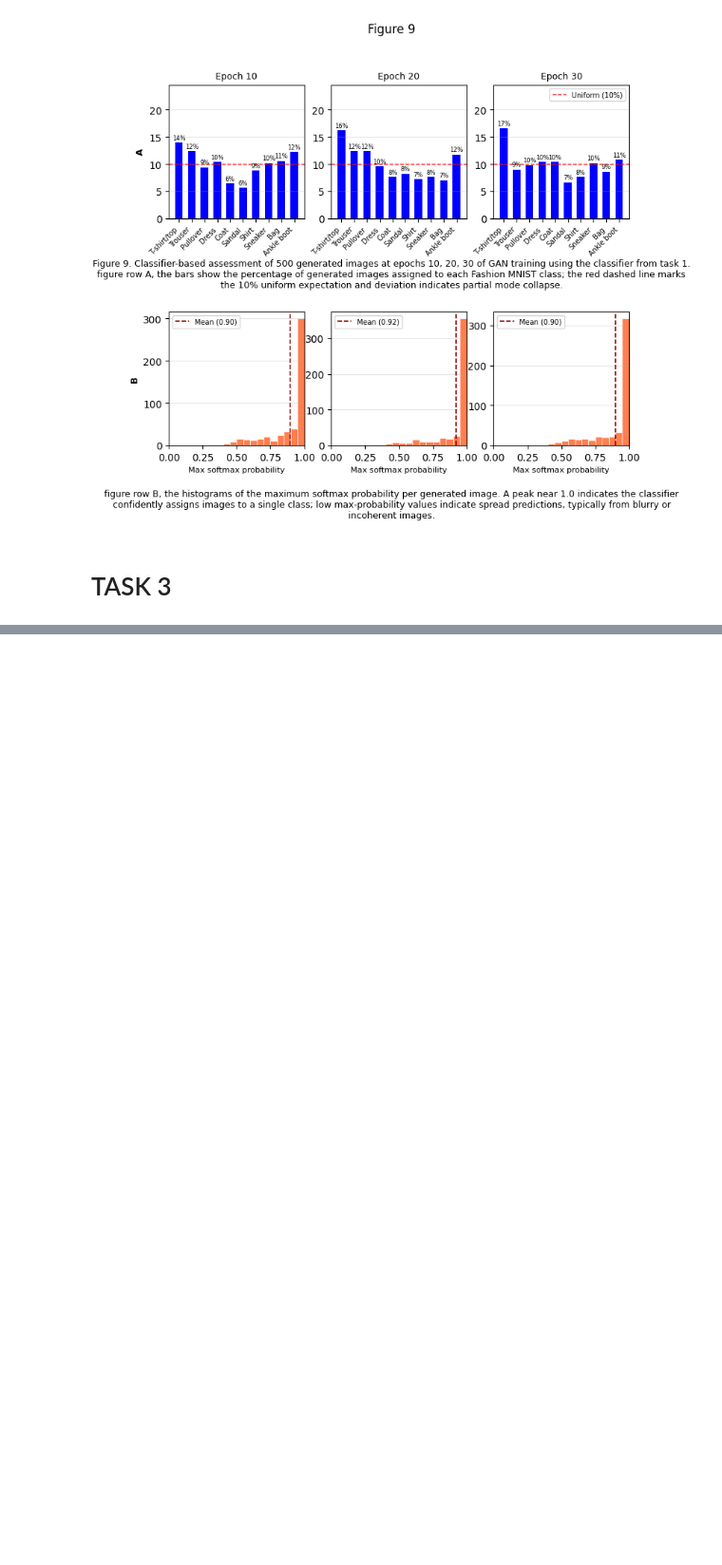
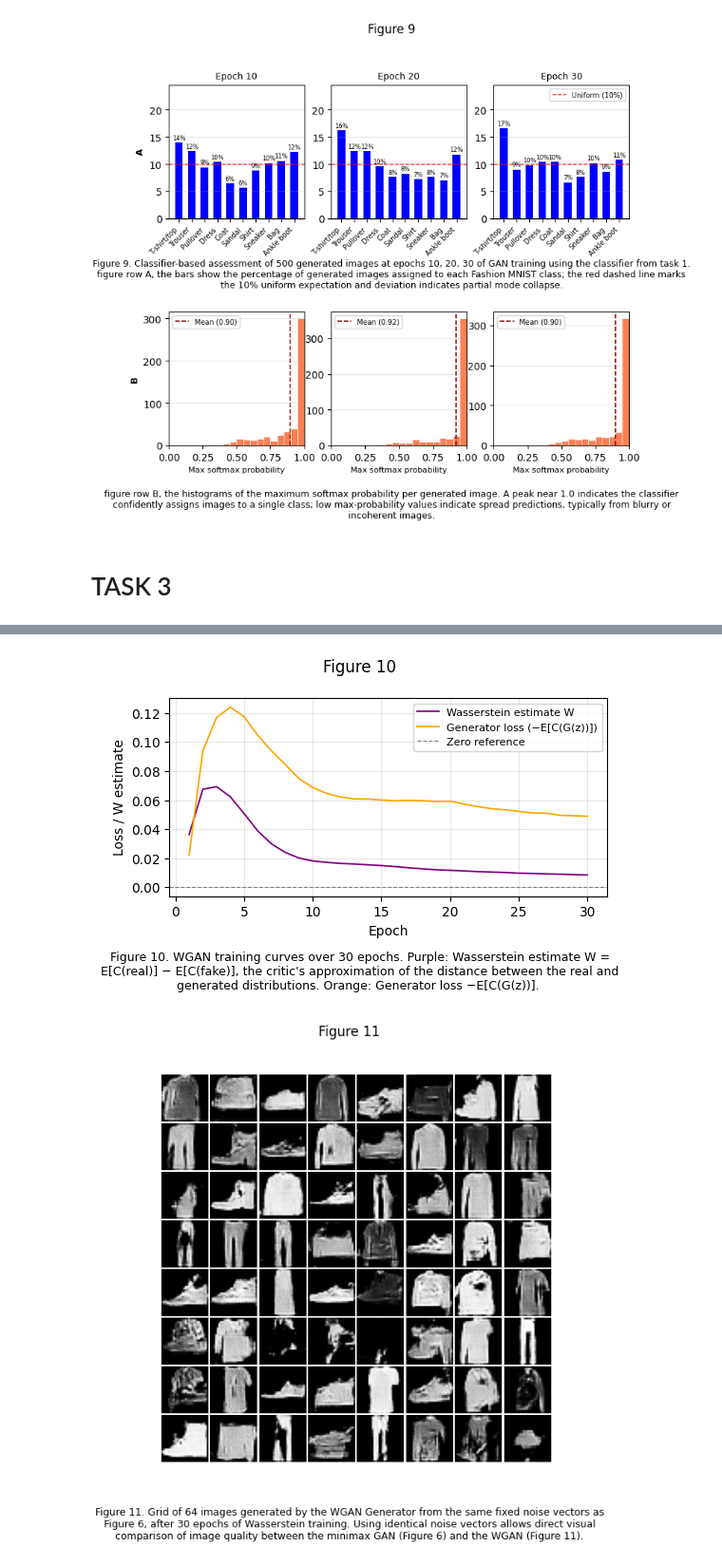
Before and after one commit to Noah-To/NN-Draft, a Jupyter notebook: 283284.ipynb, the cells around one changed output, grey strips where cells are left out. Shown at 95% size. Saved outputs shown, nothing was run; the diff lists cells and outputs as text; code cells hidden in the pictures; blank space fills up the shorter version.

```diff
--- a/283284.ipynb
+++ b/283284.ipynb
@@ -1181,0 +1332,60 @@ plt.show()
+# %%
+# Figure 10: WGAN training loss curves
+# Wasserstein estimate W = E[C(real)] − E[C(fake)] per epoch.
+# A positive, non-zero W means C is measuring a real distribution gap and G is receiving a useful gradient.
+
+epochs_wgan = range(1, WGAN_EPOCHS + 1)
+
+figWidth  = 14.
+figHeight = 8.
+fig, ax = plt.subplots(figsize=tuple(np.array((figWidth, figHeight)) / 2.54))
+fig.suptitle('Figure 10')
+
+ax.plot(epochs_wgan, wgan_w_estimates,    color='purple', linewidth=1.2, label='Wasserstein estimate W')
+ax.plot(epochs_wgan, wgan_g_losses_task3, color='orange', linewidth=1.2, label='Generator loss (−E[C(G(z))])')
+ax.axhline(0, color='grey', linestyle='--', linewidth=0.8, label='Zero reference')
+
+ax.set_xlabel('Epoch')
+ax.set_ylabel('Loss / W estimate')
+ax.legend(fontsize=8)
+ax.grid(True, alpha=0.3)
+
+txt = (f"Figure 10. WGAN training curves over {WGAN_EPOCHS} epochs. "
+       f"Purple: Wasserstein estimate W = E[C(real)] − E[C(fake)], the critic's approximation "
+       f"of the distance between the real and generated distributions. "
+       f"Orange: Generator loss −E[C(G(z))]. ")
+plt.figtext(0.5, -0.12, txt, wrap=True, horizontalalignment='center', fontsize=9)
+
+plt.tight_layout()
+plt.show()
+
+# Figure 11: Grid of 64 WGAN-generated images.
+# Uses the same fixed_noise as Figure 6
+G_wgan.eval()
+with torch.no_grad():
+    wgan_gen_images = G_wgan(fixed_noise)
+
+wgan_gen_images = (wgan_gen_images + 1) / 2
+
+figWidth  = 16.
+figHeight = 16.
+fig, axes = plt.subplots(8, 8, figsize=tuple(np.array((figWidth, figHeight)) / 2.54))
+fig.suptitle('Figure 11')
+
+for idx, ax in enumerate(axes.flat):
+    img = wgan_gen_images[idx].squeeze().cpu().numpy()
+    ax.imshow(img, cmap='gray', vmin=0, vmax=1)
+    ax.axis('off')
+
+plt.subplots_adjust(wspace=0.05, hspace=0.05)
+
+txt = (f"Figure 11. Grid of 64 images generated by the WGAN Generator from the same fixed "
+       f"noise vectors as Figure 6, after {WGAN_EPOCHS} epochs of Wasserstein training. "
+       f"Using identical noise vectors allows direct visual comparison of image quality "
+       f"between the minimax GAN (Figure 6) and the WGAN (Figure 11).")
+plt.figtext(0.5, -0.04, txt, wrap=True, horizontalalignment='center', fontsize=9)
+
+plt.show()
+# %% [output]
+[figure, added]
+[figure, added]
```
Also changed, not shown: parts of 9 cells of this notebook, 1 other file.
